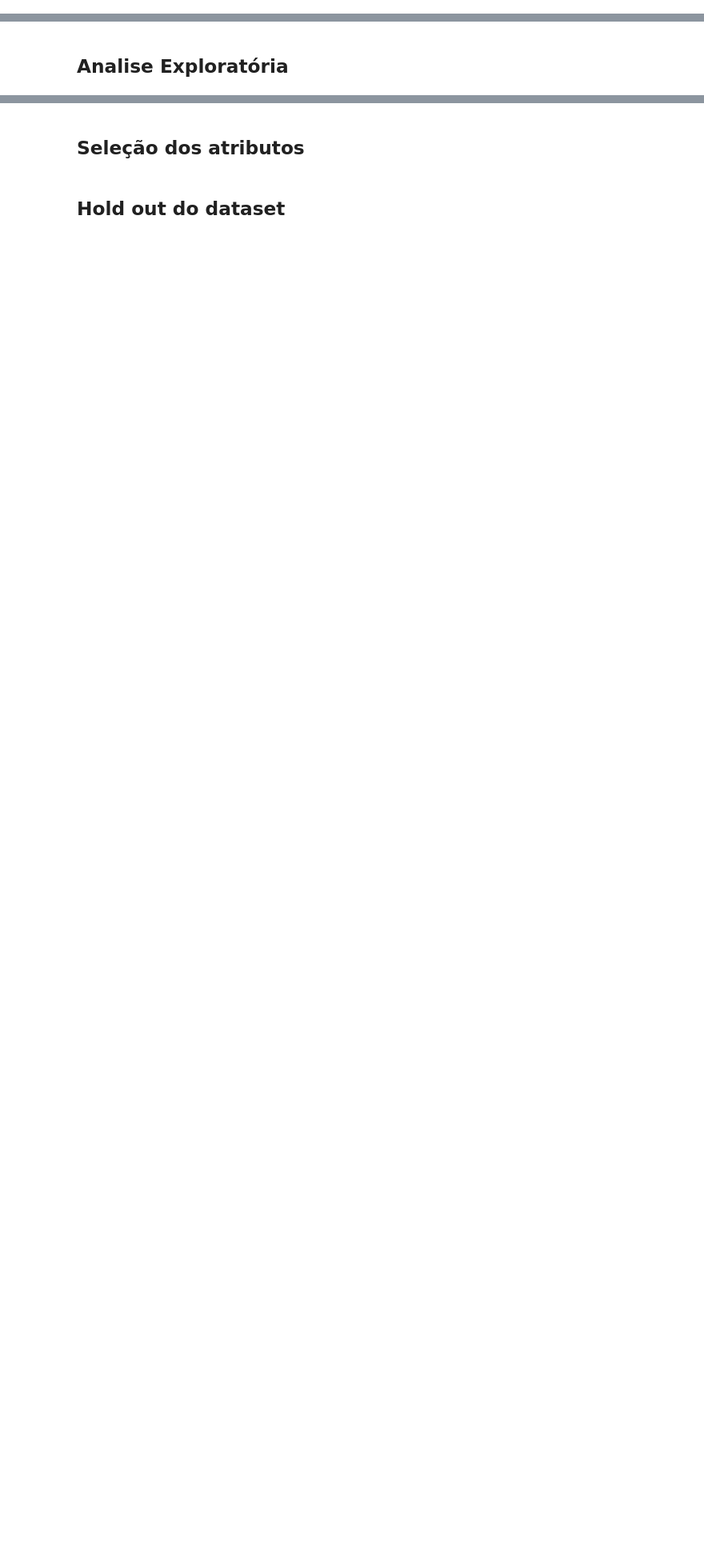
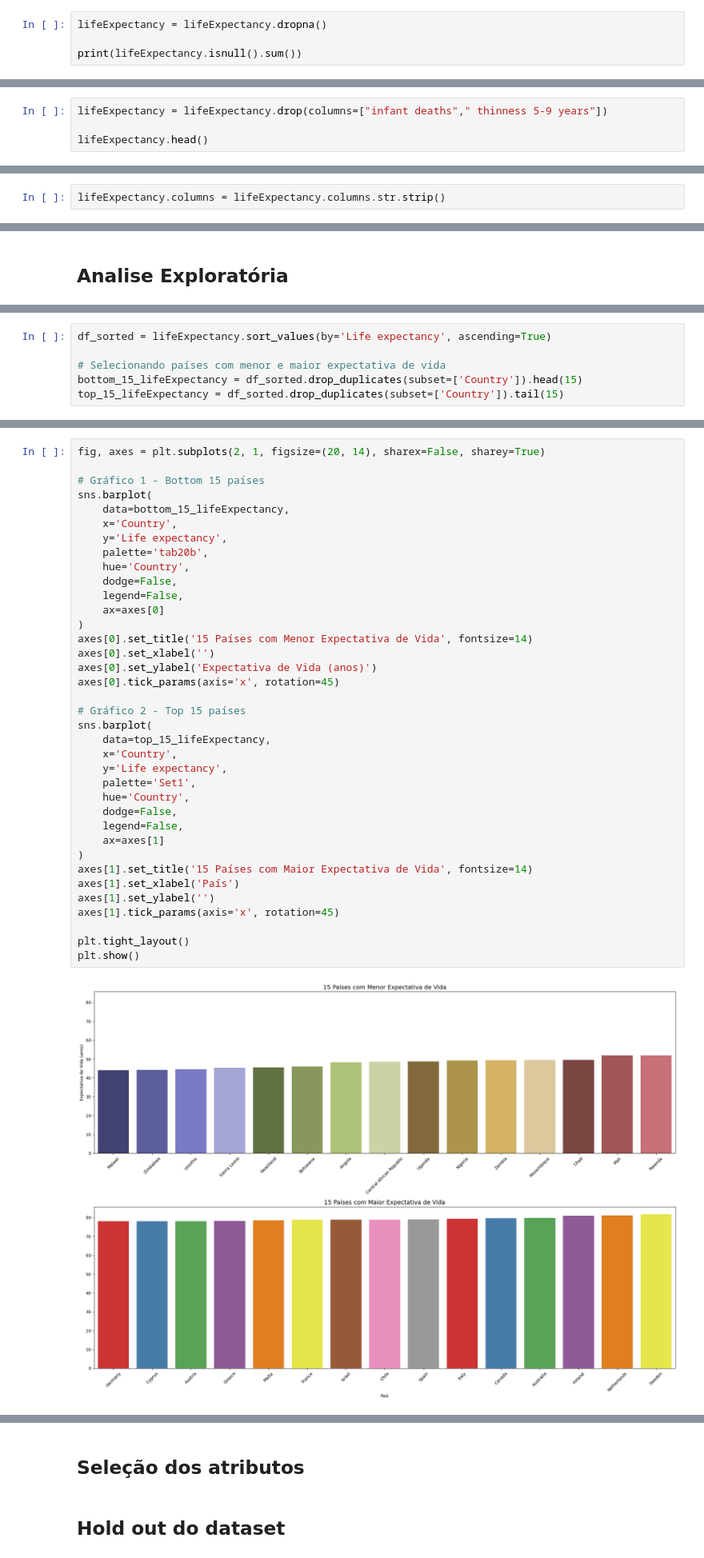
Before and after one commit to pab-h/DataScienceProcess, a Jupyter notebook: notebooks/lifeExpectancy.ipynb, the cells around one changed output, grey strips where cells are left out. Shown at 80% size. Cells and saved outputs as stored; diff of their text form; blank space fills up the shorter version.

```diff
--- a/notebooks/lifeExpectancy.ipynb
+++ b/notebooks/lifeExpectancy.ipynb
@@ -36,0 +56,4 @@ memory usage: 505.1+ KB
+# %%
+lifeExpectancy = lifeExpectancy.dropna()
+
+print(lifeExpectancy.isnull().sum())
@@ -36,0 +84,4 @@ memory usage: 505.1+ KB
+# %%
+lifeExpectancy = lifeExpectancy.drop(columns=["infant deaths"," thinness 5-9 years"])
+
+lifeExpectancy.head()
@@ -36,0 +103,2 @@ memory usage: 505.1+ KB
+# %%
+lifeExpectancy.columns = lifeExpectancy.columns.str.strip()
@@ -38,0 +153,6 @@ memory usage: 505.1+ KB
+# %%
+df_sorted = lifeExpectancy.sort_values(by='Life expectancy', ascending=True)
+
+# Selecionando países com menor e maior expectativa de vida
+bottom_15_lifeExpectancy = df_sorted.drop_duplicates(subset=['Country']).head(15)
+top_15_lifeExpectancy = df_sorted.drop_duplicates(subset=['Country']).tail(15)
@@ -38,0 +161,39 @@ memory usage: 505.1+ KB
+# %%
+fig, axes = plt.subplots(2, 1, figsize=(20, 14), sharex=False, sharey=True)
+
+# Gráfico 1 - Bottom 15 países
+sns.barplot(
+    data=bottom_15_lifeExpectancy,
+    x='Country',
+    y='Life expectancy',
+    palette='tab20b',
+    hue='Country',
+    dodge=False,
+    legend=False,
+    ax=axes[0]
+)
+axes[0].set_title('15 Países com Menor Expectativa de Vida', fontsize=14)
+axes[0].set_xlabel('')
+axes[0].set_ylabel('Expectativa de Vida (anos)')
+axes[0].tick_params(axis='x', rotation=45)
+
+# Gráfico 2 - Top 15 países
+sns.barplot(
+    data=top_15_lifeExpectancy,
+    x='Country',
+    y='Life expectancy',
+    palette='Set1',
+    hue='Country',
+    dodge=False,
+    legend=False,
+    ax=axes[1]
+)
+axes[1].set_title('15 Países com Maior Expectativa de Vida', fontsize=14)
+axes[1].set_xlabel('País')
+axes[1].set_ylabel('')
+axes[1].tick_params(axis='x', rotation=45)
+
+plt.tight_layout()
+plt.show()
+# %% [output]
+[figure, added]
```
Also changed, not shown: parts of 26 cells of this notebook.
